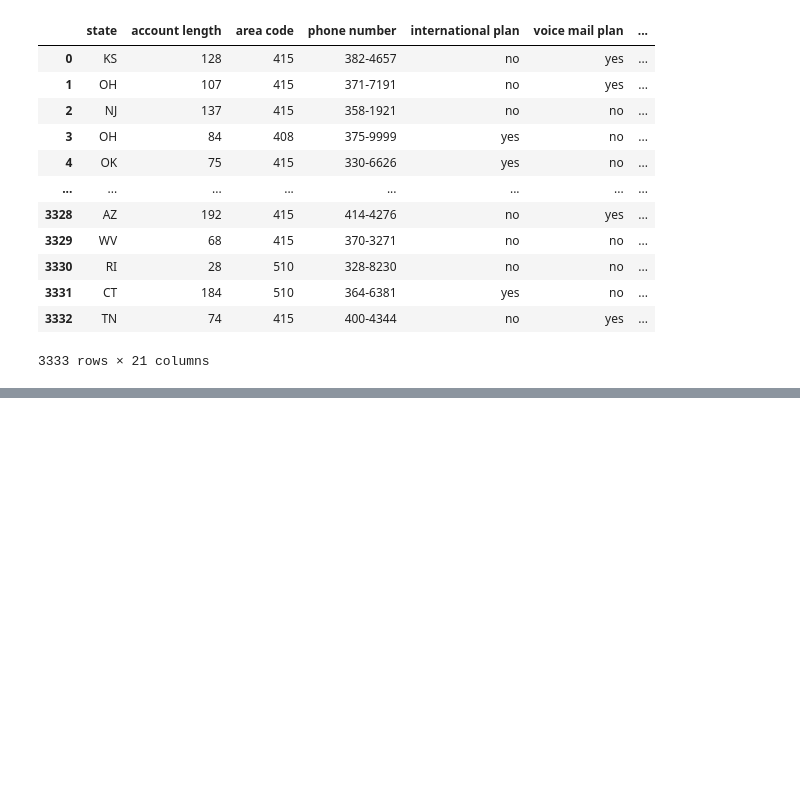
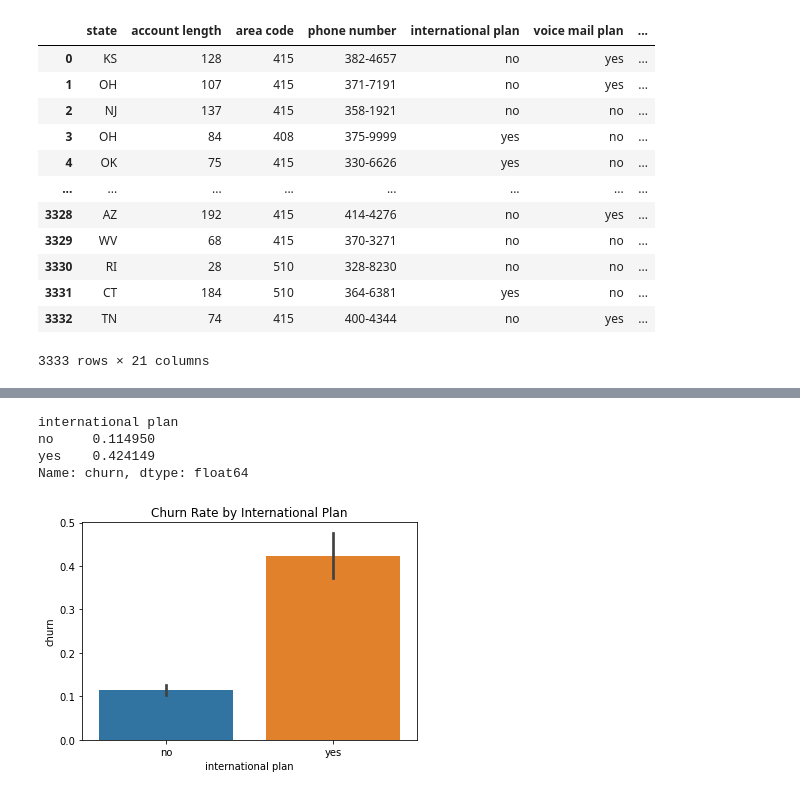
Before and after one commit to tmusula/Phase-3-Project-Churn-Prediction, a Jupyter notebook: SyriaTel_Churn.ipynb, the cells around one changed output, grey strips where cells are left out. Cells and saved outputs as stored; diff of their text form; code cells hidden in the pictures; blank space fills up the shorter version.

Commit message:
Added Data Preparing & Processing

```diff
--- a/SyriaTel_Churn.ipynb
+++ b/SyriaTel_Churn.ipynb
@@ -91,0 +194,4 @@ df_churn
+# %%
+# Dropping unnecessary features - phone number
+df_churn.drop(['phone number','area code','state'],axis=1,inplace=True)
+df_churn.head()
@@ -91,0 +220,11 @@ df_churn
+# %%
+print(df_churn.groupby('international plan')['churn'].mean())
+sns.barplot(x='international plan', y='churn', data=df_churn)
+plt.title('Churn Rate by International Plan')
+plt.show()
+# %% [output]
+international plan
+no     0.114950
+yes    0.424149
+Name: churn, dtype: float64
+[figure, added]
```
Also changed, not shown: parts of 13 cells of this notebook.
